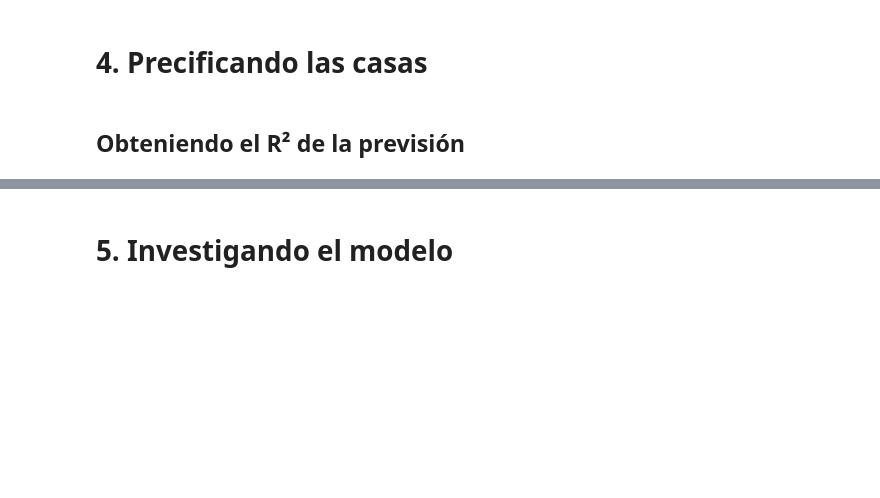
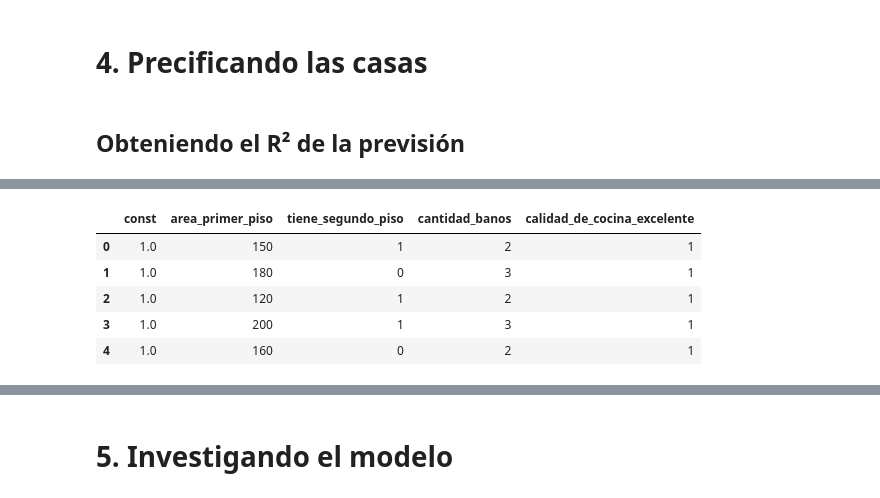
Before and after one commit to Nataliahfk/estadistica_python, a Jupyter notebook: precios_de_inmuebles_regresion_lineal.ipynb, the cells around one changed output, grey strips where cells are left out. Drawn from its saved outputs; the diff is of its cells as text; code cells hidden in the pictures; blank space fills up the shorter version.

```diff
--- a/precios_de_inmuebles_regresion_lineal.ipynb
+++ b/precios_de_inmuebles_regresion_lineal.ipynb
@@ -537,5 +618,14 @@ Cuál es el modelo?
 # %%
 # Añadiendo una constante
+nuevas_casas = sm.add_constant(nuevas_casas)
+nuevas_casas.head()
+# %% [output]
+|  | const | area_primer_piso | tiene_segundo_piso | cantidad_banos | calidad_de_cocina_excelente |
+| 0 | 1.0 | 150 | 1 | 2 | 1 |
+| 1 | 1.0 | 180 | 0 | 3 | 1 |
+| 2 | 1.0 | 120 | 1 | 2 | 1 |
+| 3 | 1.0 | 200 | 1 | 3 | 1 |
+| 4 | 1.0 | 160 | 0 | 2 | 1 |
 # %%
 # Cuál es el precio de estas nuevas casas?
 # precio_casas = pd.DataFrame()
```
Also changed, not shown: parts of 23 cells of this notebook.
